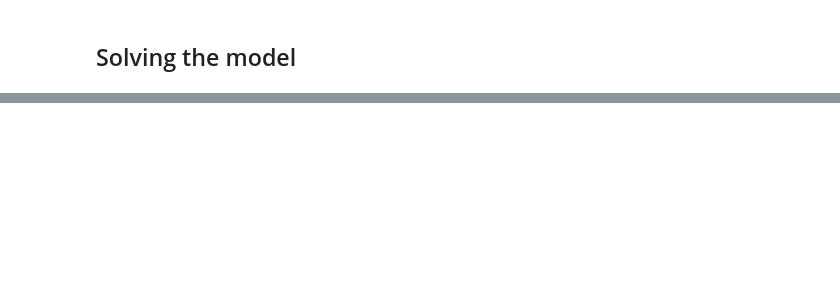
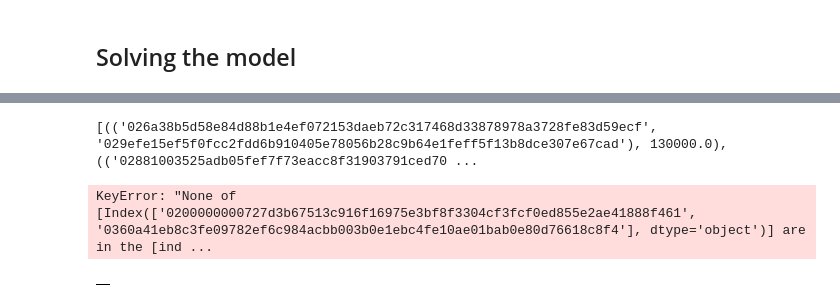
Before and after one commit to FiliTol/LN-pathfinding, a Jupyter notebook: scripts/notebook.ipynb, the cells around one changed output, grey strips where cells are left out. Saved outputs shown, nothing was run; the diff lists cells and outputs as text; code cells hidden in the pictures; blank space fills up the shorter version.

Commit message:
# Update - Transposed mock code for original data management - Minor changes

```diff
--- a/scripts/notebook.ipynb
+++ b/scripts/notebook.ipynb
@@ -60,6 +75,11 @@ model.CapacityConstraint = pyo.Constraint(model.CHANNELS, rule=capacity_constrai
+# %%
+def capacity_constraint(model: pyo.ConcreteModel, a, b):
+    return model.a[(a, b)] <=  channels.loc[(a, b), "capacity"] * model.x[(a, b)]
+
+model.CapacityConstraint = pyo.Constraint(model.CHANNELS, rule=capacity_constraint, name="Capacity constraint")
 # %% [markdown]
 #### Flow balance constraint
 
 $$\sum_{(s,i) \in E} amount_{si} - \sum_{(i,t) \in E} amount_{it} = b_i \text{ } \forall i \in V$$
 # %%
-nodes = create_demand(nodes)
+nodes = create_demand(nodes, 130000)
@@ -66,9 +88,15 @@ nodes = create_demand(nodes)
 # %%
+channels.reset_index(inplace=True)
+channels.set_index("channel_id", inplace=True)
 
 def flow_balance_constraint(model: pyo.ConcreteModel, n: str):
-    return sum(model.a[a] for a in nodes.loc[n, 'incoming_channels']) - sum(model.a[a] for a in nodes.loc[n, 'outgoing_channels']) == nodes.loc[n, "demand"]
+    return sum(model.a[(channels.loc[a, "node1_pub"], channels.loc[a, "node2_pub"])] for a in nodes.loc[n, 'incoming_channels']) - sum(model.a[(channels.loc[a, "node1_pub"], channels.loc[a, "node2_pub"])] for a in nodes.loc[n, 'outgoing_channels']) == nodes.loc[n, "demand"]
 
 model.FlowBalanceConstraint = pyo.Constraint(model.NODES, rule=flow_balance_constraint, name="Flow balance constrain")
+
+channels.reset_index(inplace=True)
+channels.set_index(["node1_pub", "node2_pub"], inplace=True)
+channels.sort_index(inplace=True)
 # %% [markdown]
 ## Solving the model
 # %%
@@ -95,0 +135,20 @@ print(ris)
+# %%
+ris = []
+for i,v in model.a.extract_values().items():
+    if v != 0:
+        ris.append((i, v))
+
+print(ris)
+# %% [output]
+[(('026a38b5d58e84d88b1e4ef072153daeb72c317468d33878978a3728fe83d59ecf', '029efe15ef5f0fcc2fdd6b910405e78056b28c9b64e1feff5f13b8dce307e67cad'), 130000.0), (('02881003525adb05fef7f73eacc8f31903791ced70 ...
+# %%
+DF = pd.DataFrame()
+for v in model.component_objects(pyo.Var,active=True):
+    for index in v:
+        DF.loc[index, v.name] = pyo.value(v[index])
+# %% [output]
+KeyError: "None of [Index(['0200000000727d3b67513c916f16975e3bf8f3304cf3fcf0ed855e2ae41888f461', '0360a41eb8c3fe09782ef6c984acbb003b0e1ebc4fe10ae01bab0e80d76618c8f4'], dtype='object')] are in the [ind ...
+# %%
+DF
+# %% [output]
+|  |
```
Also changed, not shown: parts of 17 cells of this notebook, 6 other files.
